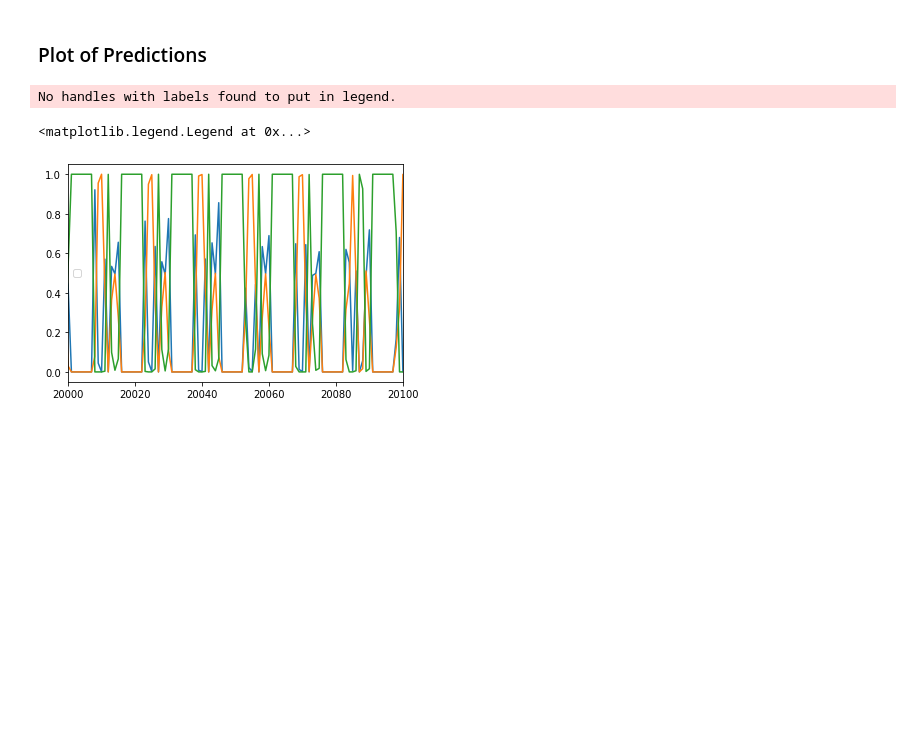
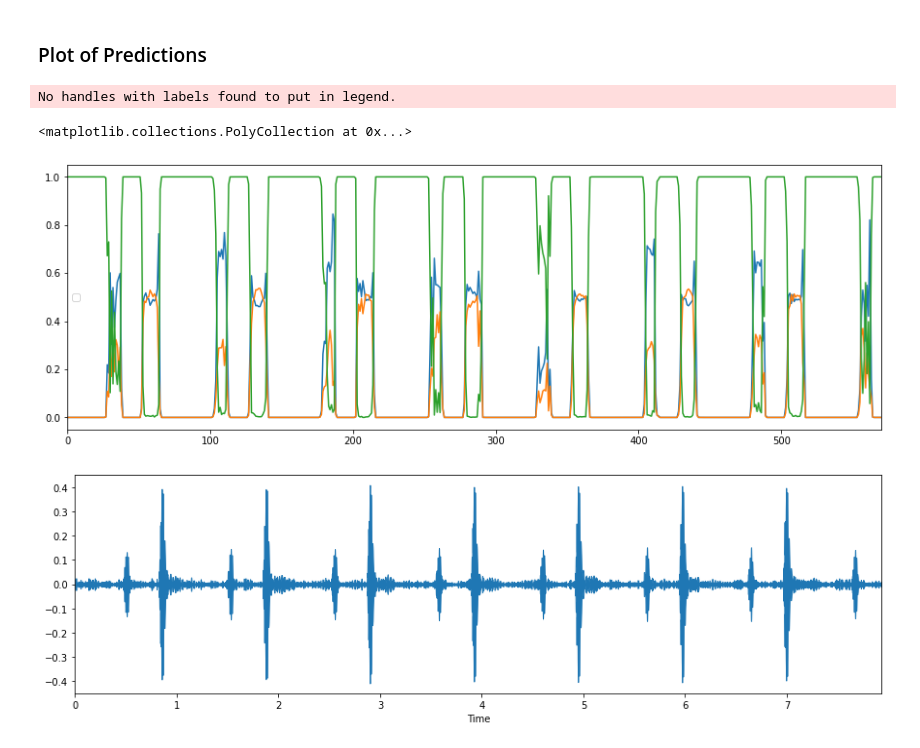
Before and after one commit to blackmountainb/taad-project, a Jupyter notebook: code/Model_Predict.ipynb, the cells around one changed output. Drawn from its saved outputs; the diff is of its cells as text; code cells hidden in the pictures; blank space fills up the shorter version.

```diff
--- a/code/Model_Predict.ipynb
+++ b/code/Model_Predict.ipynb
@@ -53,7 +50,7 @@ def windows(audio, window_size):
     start = 0
     while start < len(audio):
         yield start, start + window_size # a função para aqui e returna o valor para a outra função
-        start += (window_size // 2) #calcula a posição inicial do proximo segmento
+        start += (window_size // 10) #calcula a posição inicial do proximo segmento
 # %%
 def extract_features(file_name, window_size):
     #upload do audio
@@ -79,7 +76,7 @@ def extract_features(file_name, window_size):
 # %%
 features = []# Iterate through each sound file and extract the features
 
-df = pd.read_csv('../csvFiles/set_a.csv')
+df = pd.read_csv('../csvFiles/set_a - copia.csv')
 
 windowSize = 3000
 # %%
@@ -147,28 +144,37 @@ print(predictions)
 # %%
 colSone = []
 colSTwo = []
 colNoise = []
 colNoisesOne = []
 for item in predictions:
 
     colSone.append(item[0])
     colSTwo.append(item[1])
     colNoise.append(item[2])
     colNoisesOne.append(item[2])
 
-#print(colSone)
 
-
+plt.figure(figsize=(15,5))
 plt.plot(colSone)
 plt.plot(colSTwo)
 plt.plot(colNoise)
 #plt.plot(colNoisesOne)
-plt.xlim(20000, 20100)
+plt.xlim(0, 114*5)
+#print(colSone)
 plt.legend()
+
+# plot waves of S1
+fig = plt.figure(figsize=(15,10))
+fig.subplots_adjust(hspace = 0.4, wspace = 0.4)
+fig.add_subplot(2,1,2)
+name = '../set_a/normal__201108011114.wav'
+data, sample_rate = librosa.load(name)
+librosa.display.waveplot(data, sr = sample_rate)
 # %% [output]
 No handles with labels found to put in legend.
-<matplotlib.legend.Legend at 0x...>
+<matplotlib.collections.PolyCollection at 0x...>
-[figure, old version]
+[figure, new version]
+[figure, added]
 # %%
 experiment.end()
 # %% [output]
```
Also changed, not shown: parts of 7 cells of this notebook, 14 other files.
